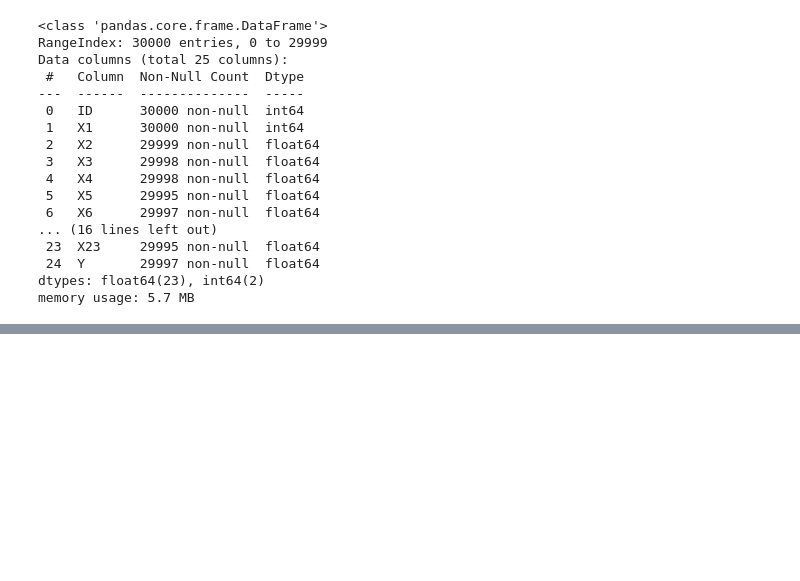
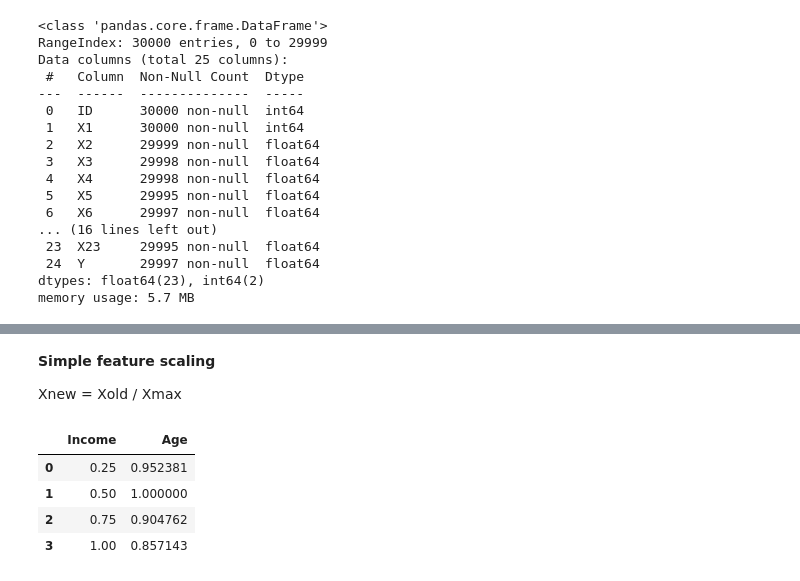
Before and after one commit to PosgradoMNA/actividades-de-aprendizaje-HumbertoLozano, a Jupyter notebook: DataAnalysisWithPython_HumbertoLozano.ipynb, the cells around one changed output, grey strips where cells are left out. Saved outputs shown, nothing was run; the diff lists cells and outputs as text; code cells hidden in the pictures; blank space fills up the shorter version.

```diff
--- a/DataAnalysisWithPython_HumbertoLozano.ipynb
+++ b/DataAnalysisWithPython_HumbertoLozano.ipynb
@@ -127,0 +205,14 @@ memory usage: 5.7 MB
+# %% [markdown]
+**Simple feature scaling**
+
+Xnew = Xold / Xmax
+# %%
+df1["Income"] = df1["Income"]/df1["Income"].max()
+df1["Age"] = df1["Age"]/df1["Age"].max()
+df1
+# %% [output]
+|  | Income | Age |
+| 0 | 0.25 | 0.952381 |
+| 1 | 0.50 | 1.000000 |
+| 2 | 0.75 | 0.904762 |
+| 3 | 1.00 | 0.857143 |
```
Also changed, not shown: parts of 25 cells of this notebook, 3 other files.
